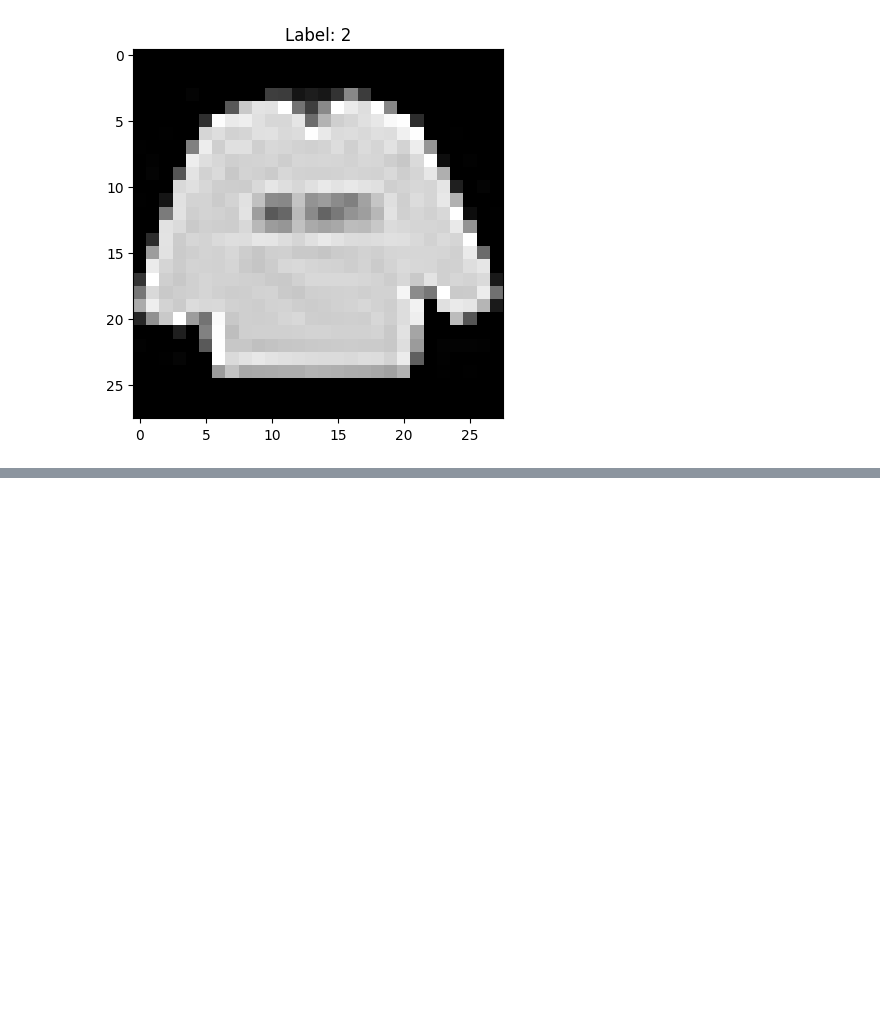
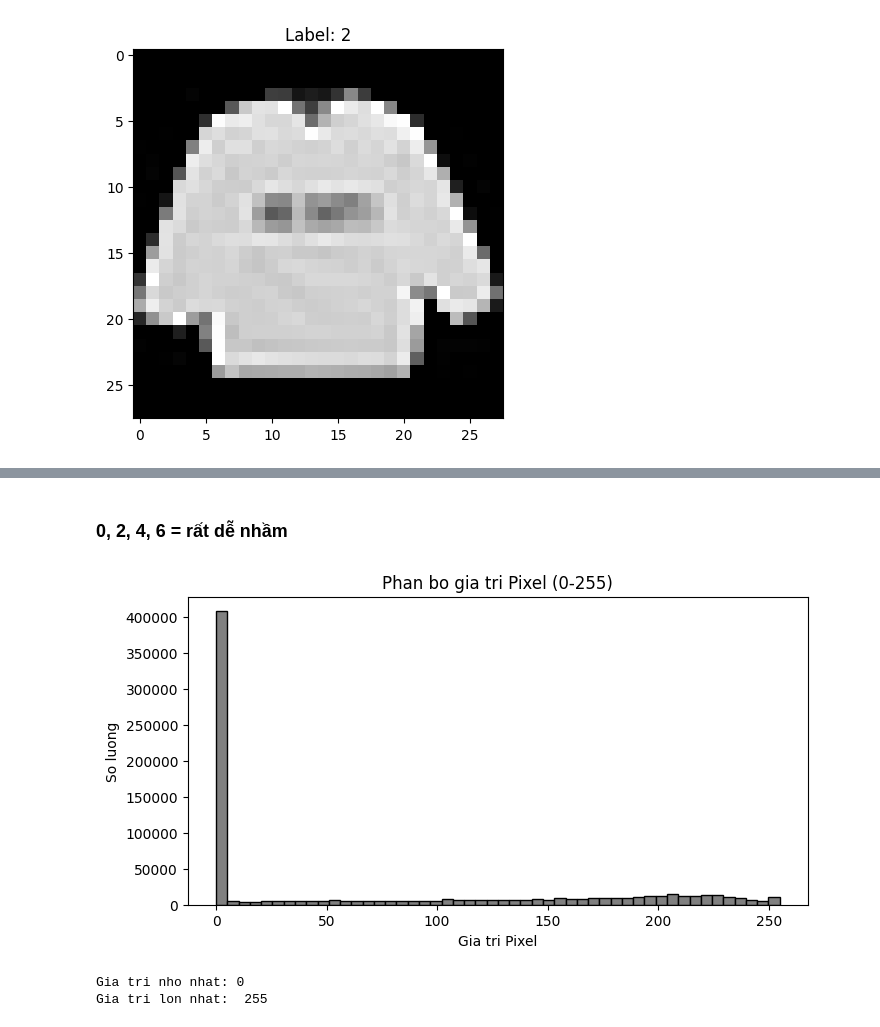
Before and after one commit to pptthu/Lab-DL, a Jupyter notebook: lab1/fashion_mnist.ipynb, the cells around one changed output, grey strips where cells are left out. Saved outputs shown, nothing was run; the diff lists cells and outputs as text; code cells hidden in the pictures; blank space fills up the shorter version.

Commit message:
feat(lab1): complete EDA with 10  class grid and pixel distribution

```diff
--- a/lab1/fashion_mnist.ipynb
+++ b/lab1/fashion_mnist.ipynb
@@ -45,0 +94,20 @@ plt.show()
+# %% [markdown]
+### 0, 2, 4, 6 = rất dễ nhầm
+# %%
+# Lấy toàn bộ giá trị pixel của 1000 ảnh đầu tiên để vẽ phân bố
+
+sample_pixels = train_df.drop('label', axis=1).iloc[:1000].values.flatten()
+
+plt.figure(figsize=(8,4))
+plt.hist(sample_pixels, bins = 50, color = 'gray', edgecolor ='black')
+plt.title("Phan bo gia tri Pixel (0-255)")
+plt.xlabel("Gia tri Pixel")
+plt.ylabel("So luong")
+plt.show()
+
+print("Gia tri nho nhat:", sample_pixels.min())
+print("Gia tri lon nhat: ", sample_pixels.max())
+# %% [output]
+[figure, added]
+Gia tri nho nhat: 0
+Gia tri lon nhat:  255
```
Also changed, not shown: parts of 6 cells of this notebook.
